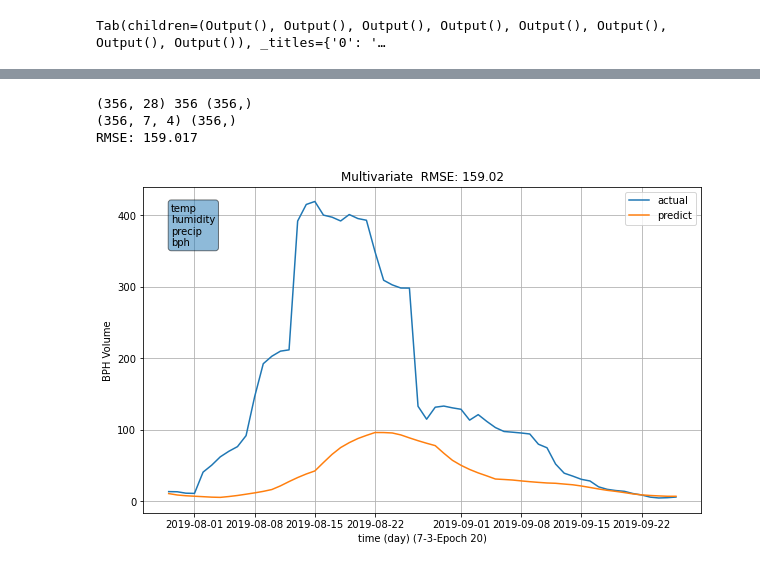
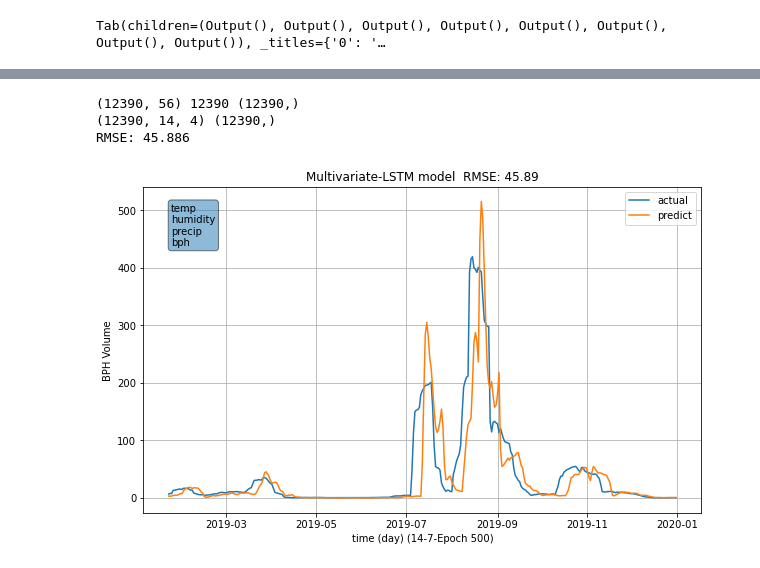
Before and after one commit to D6200763-SUT/SUT_Rice_Project_2021, a Jupyter notebook: Ex4_Multivariate_LSTM_model_Time-series run 1.ipynb, the cells around one changed output, grey strips where cells are left out. Cells and saved outputs as stored; diff of their text form; code cells hidden in the pictures.

```diff
--- a/Ex4_Multivariate_LSTM_model_Time-series run 1.ipynb
+++ b/Ex4_Multivariate_LSTM_model_Time-series run 1.ipynb
@@ -387,8 +387,8 @@ plot_data(frames_train,'test')
 from sklearn.preprocessing import MinMaxScaler
 from sklearn.preprocessing import LabelEncoder
 
-n_day = 7
-n_out = 3
+n_day = 14
+n_out = 7
 
 #train data
 # ensure all data is float
@@ -467,7 +467,7 @@ model.compile(Optimizer, loss='mae', metrics=['accuracy'])
 # model.summary()
 
 # fit network
-Epochs = 20
+Epochs = 500
 batch_size = 128
 history = model.fit(train_X, train_y,
                     epochs=Epochs,
@@ -562,8 +562,8 @@ inv_y = concatenate((test_X_reshape[:, :(n_features-1)], test_y_reshape), axis=1
 inv_y = scaler.inverse_transform(inv_y)
 inv_y = inv_y[:,-1]
 
-d_range = 60
-pre_start = 200 #0  200
+d_range = 345
+pre_start = 0 #0  200
 pre_stop = pre_start+d_range
 d_start = n_day+n_out-1+pre_start
 d_stop = n_day+n_out-1+pre_start+d_range
@@ -574,35 +574,35 @@ m = tf.keras.metrics.RootMeanSquaredError()
 m.update_state(inv_y[pre_start:pre_stop], inv_yhat[pre_start:pre_stop])
 rmse = m.result().numpy()
 print('RMSE: %.3f' % rmse)
 
 
 strings = list(frames_test.columns)
 textstr = '\n'.join(strings[:12])
 
 fig, ax = plt.subplots()
 fig.set_figheight(6)
 fig.set_figwidth(10)
 # ax.plot(date_time_predict[n_day+n_out-1:],inv_y[:],label='actual')
 # ax.plot(date_time_predict[n_day+n_out-1:],inv_yhat[:],label='predict')
 
 ax.plot(date_time_predict[d_start:d_stop],inv_y[pre_start:pre_stop],label='actual')
 ax.plot(date_time_predict[d_start:d_stop],inv_yhat[pre_start:pre_stop],label='predict')
 
 ax.legend(loc='upper right')
-ax.set_title('Multivariate' +'  RMSE: %.2f' % rmse)
+ax.set_title('Multivariate-LSTM model' +'  RMSE: %.2f' % rmse)
 ax.set_xlabel('time (day) '+'(%d-'%n_day+'%d-'%n_out+'Epoch %d)'%Epochs)
 ax.set_ylabel('BPH Volume')
 ax.grid(True)
 
 # these are matplotlib.patch.Patch properties
 props = dict(boxstyle='round', alpha=0.5)
 
 # place a text box in upper left in axes coords
 ax.text(0.05, 0.95, textstr, transform=ax.transAxes, fontsize=10,
         verticalalignment='top', bbox=props)
 plt.show()
 # %% [output]
-(356, 28) 356 (356,)
-(356, 7, 4) (356,)
-RMSE: 159.017
+(12390, 56) 12390 (12390,)
+(12390, 14, 4) (12390,)
+RMSE: 45.886
-[figure, old version]
+[figure, new version]
```
Also changed, not shown: parts of 3 cells of this notebook, 8 other files.
